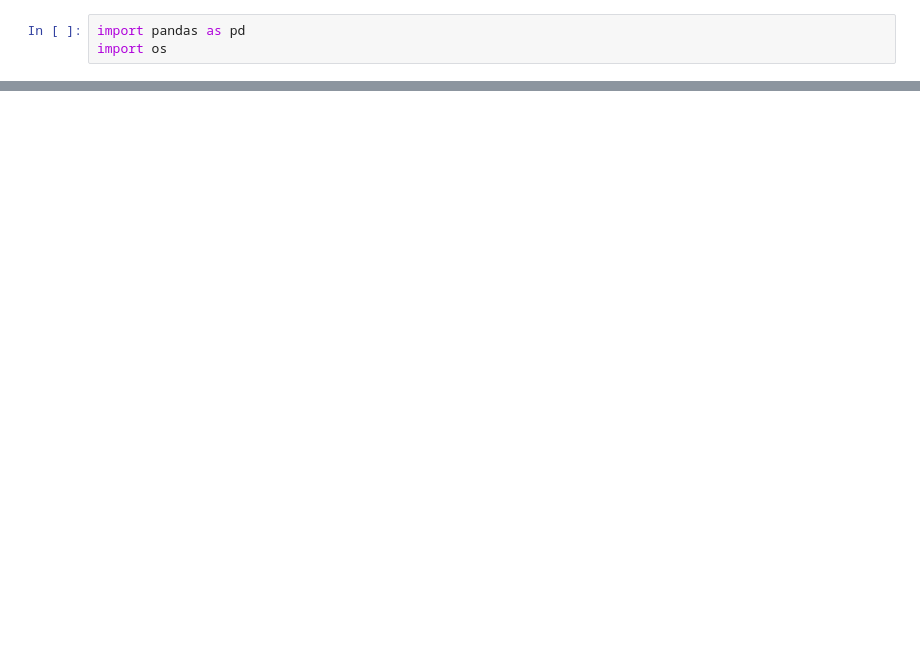
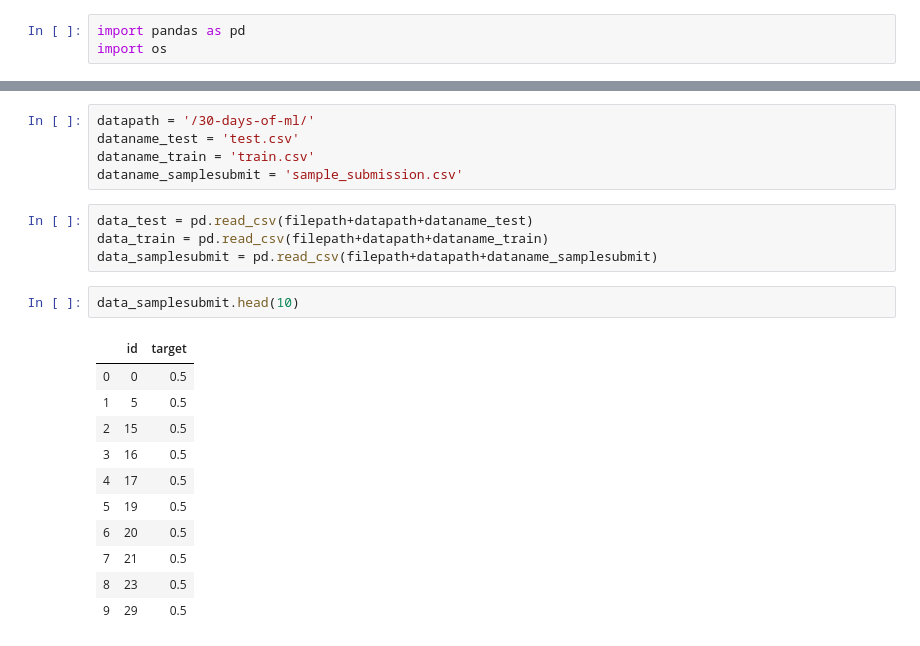
Before and after one commit to semibroiled/30daykaggle-ml, a Jupyter notebook: 30kml.ipynb, the cells around one changed output, grey strips where cells are left out. Saved outputs shown, nothing was run; the diff lists cells and outputs as text; blank space fills up the shorter version.

```diff
--- a/30kml.ipynb
+++ b/30kml.ipynb
@@ -13,0 +23,23 @@ cwd
+# %%
+datapath = '/30-days-of-ml/'
+dataname_test = 'test.csv'
+dataname_train = 'train.csv'
+dataname_samplesubmit = 'sample_submission.csv'
+# %%
+data_test = pd.read_csv(filepath+datapath+dataname_test)
+data_train = pd.read_csv(filepath+datapath+dataname_train)
+data_samplesubmit = pd.read_csv(filepath+datapath+dataname_samplesubmit)
+# %%
+data_samplesubmit.head(10)
+# %% [output]
+|  | id | target |
+| 0 | 0 | 0.5 |
+| 1 | 5 | 0.5 |
+| 2 | 15 | 0.5 |
+| 3 | 16 | 0.5 |
+| 4 | 17 | 0.5 |
+| 5 | 19 | 0.5 |
+| 6 | 20 | 0.5 |
+| 7 | 21 | 0.5 |
+| 8 | 23 | 0.5 |
+| 9 | 29 | 0.5 |
```
Also changed, not shown: parts of 7 cells of this notebook.
